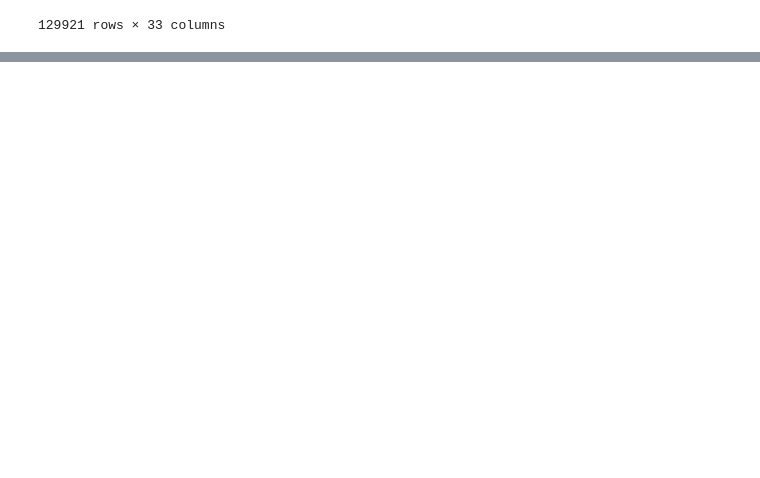
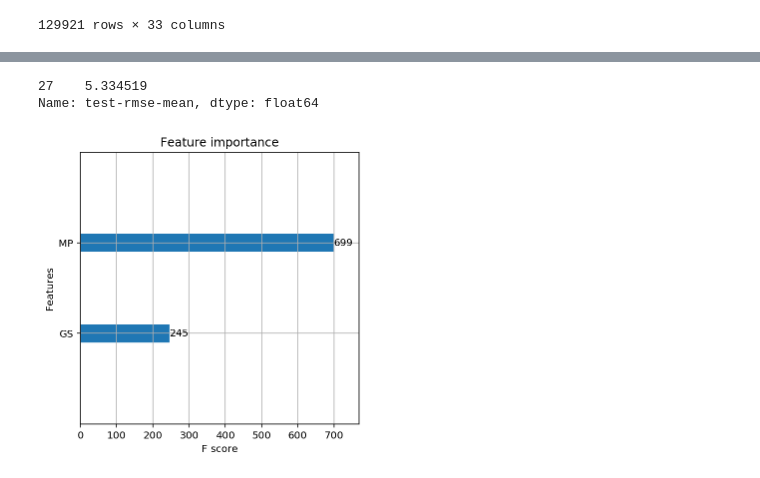
Before and after one commit to CiroLV/Basket_ball_data, a Jupyter notebook: Basketball_Markets.ipynb, the cells around one changed output, grey strips where cells are left out. Cells and saved outputs as stored; diff of their text form; code cells hidden in the pictures; blank space fills up the shorter version.

```diff
--- a/Basketball_Markets.ipynb
+++ b/Basketball_Markets.ipynb
@@ -244,0 +204,15 @@ with open("SVM_log_fashion_Prospect_buyers.txt", "w") as file:
+# %%
+# training data, feature to_frame returns a DF version of the values for XGBoost
+X = df[['MP','GS']]
+
+# target variable
+y = df.PTS
+
+# create a Data matrix for cross validation in XGBoost
+data_dmatrix = xgb.DMatrix(data=X,label=y)
+
+params = {"objective":"reg:squarederror",'learning_rate': 0.2,'alpha': 10}
+#                 'max_depth': 5, 'alpha': 10}
+
+cv_results = xgb.cv(dtrain=data_dmatrix, params=params, nfold=5,
+                    num_boost_round=50,early_stopping_rounds=10,metrics="rmse", as_pandas=True, seed=24)
@@ -244,0 +228,14 @@ with open("SVM_log_fashion_Prospect_buyers.txt", "w") as file:
+# %%
+print((cv_results["test-rmse-mean"]).tail(1))
+# %% [output]
+27    5.334519
+Name: test-rmse-mean, dtype: float64
+# %%
+xg_reg = xgb.train(params=params, dtrain=data_dmatrix, num_boost_round=30)
+# %%
+xgb.plot_importance(xg_reg)
+
+plt.savefig('feature_importance_PTS.png')
+plt.show()
+# %% [output]
+[figure, added]
```
Also changed, not shown: parts of 39 cells of this notebook, 1 other file.
